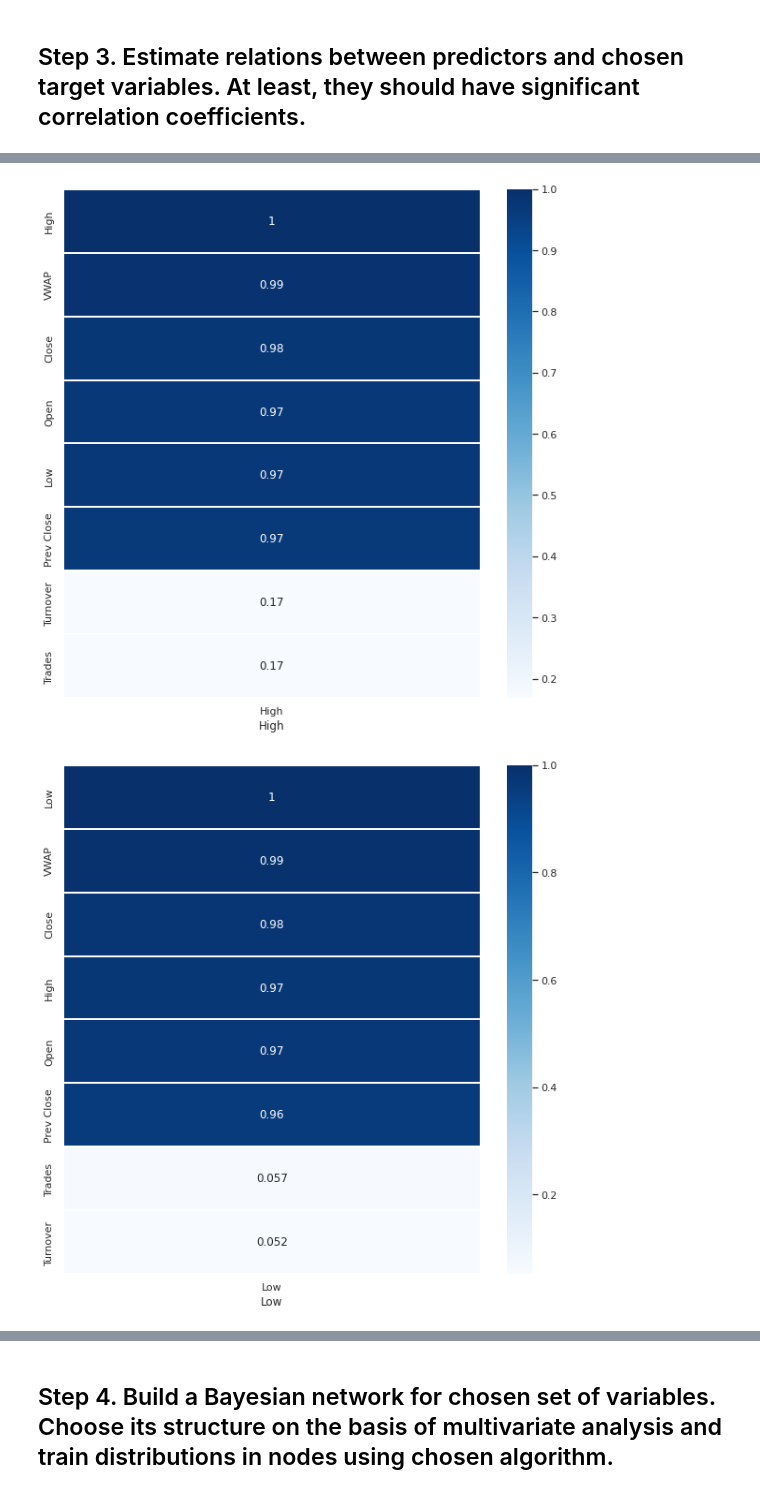
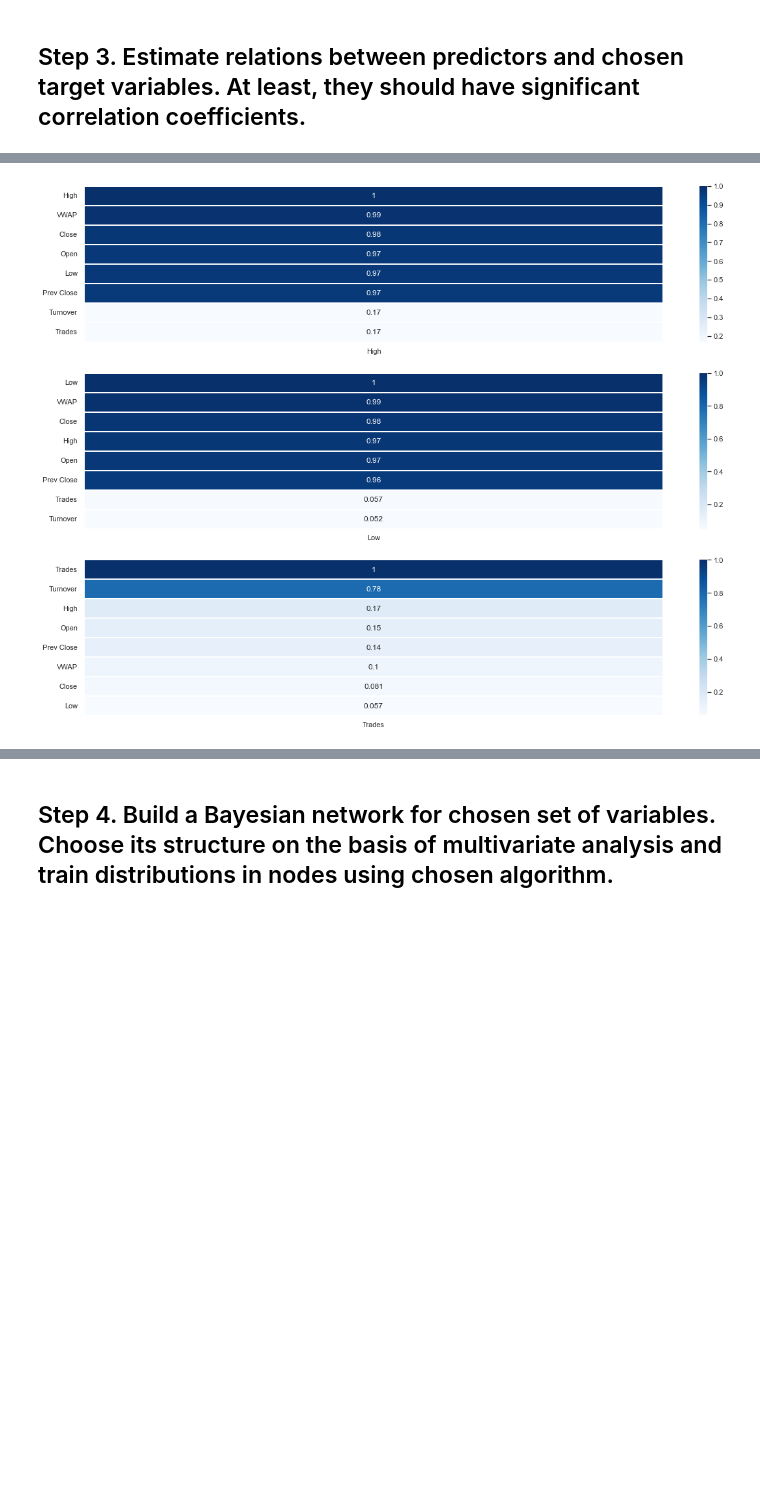
Before and after one commit to semaputnik/multivariate-data-analysis-labs, a Jupyter notebook: Lab_3/code.ipynb, the cells around one changed output, grey strips where cells are left out. Drawn from its saved outputs; the diff is of its cells as text; code cells hidden in the pictures; blank space fills up the shorter version.

```diff
--- a/Lab_3/code.ipynb
+++ b/Lab_3/code.ipynb
@@ -56,0 +61,13 @@ Deliverable Volume - invgamma with parameter 9.9473
+# %%
+fig, ax = plt.subplots(3, 3, figsize=(20,10))
+sns.histplot(df['High'], ax=ax[0,0], kde=True, stat="density")
+sns.histplot(df['Low'], ax=ax[0,1], kde=True, stat="density")
+sns.histplot(df['Trades'], ax=ax[0,2], kde=True, stat="density")
+sns.histplot(df['Prev Close'], ax=ax[1,0], kde=True, stat="density")
+sns.histplot(df['Open'], ax=ax[1,1], kde=True, stat="density")
+sns.histplot(df['Close'], ax=ax[1,2], kde=True, stat="density")
+sns.histplot(df['VWAP'], ax=ax[2,0], kde=True, stat="density")
+sns.histplot(df['Volume'], ax=ax[2,1], kde=True, stat="density")
+sns.histplot(df['Deliverable Volume'], ax=ax[2,2], kde=True, stat="density")
+
+plt.show()
@@ -60,7 +79,7 @@ Deliverable Volume - invgamma with parameter 9.9473
 labels =['High', 'Low', 'Trades']
 
 for l in labels:
-    fig, axes = plt.subplots(1, 3, figsize=(15, 6))
+    fig, axes = plt.subplots(1, 3, figsize=(20, 3))
     sns.kdeplot(ax=axes[0], data=df, x=l, shade=True)
 
     # Random sample
@@ -114,19 +129,21 @@ df = row_df[['High', 'Low', 'Trades', 'Prev Close', 'Open', 'Close', 'VWAP', 'Tu
 # %%
 labels = ['High', 'Low', 'Trades']
 
+figure, ax = plt.subplots(3, 1, figsize=(20, 15))
+sns.set_theme(style='whitegrid', palette='pastel')
+
+count = 0
+
 for l in labels:
-    figure, ax = plt.subplots(1, 1, figsize=(10, 10))
-    sns.set_theme(style='whitegrid', palette='pastel')
-
     sns.heatmap(
         df.corr()[[l]].sort_values(by=l, ascending=False),
         cmap='Blues',
         annot=True,
-        linewidths=0.25
+        linewidths=0.25,
+        ax=ax[count]
     )
+    count += 1
 
-    ax.set(xlabel=l)
-    plt.show()
+plt.show()
 # %% [output]
-[figure, old version]
+[figure, new version]
-[figure, removed]
```
Also changed, not shown: parts of 25 cells of this notebook.
